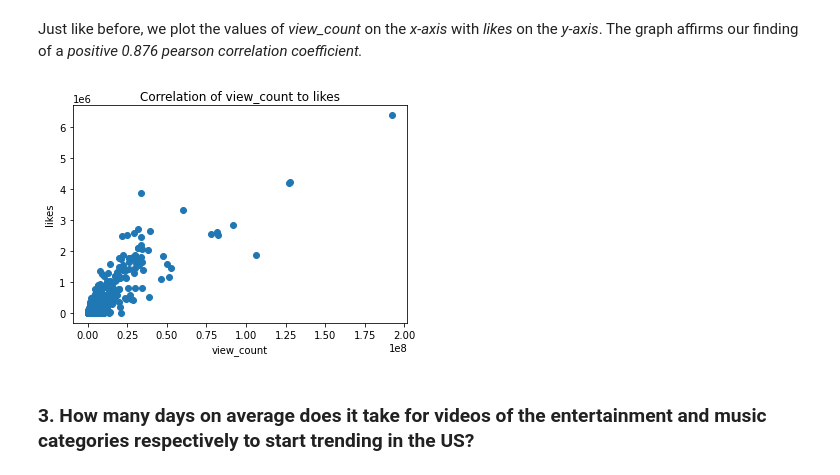
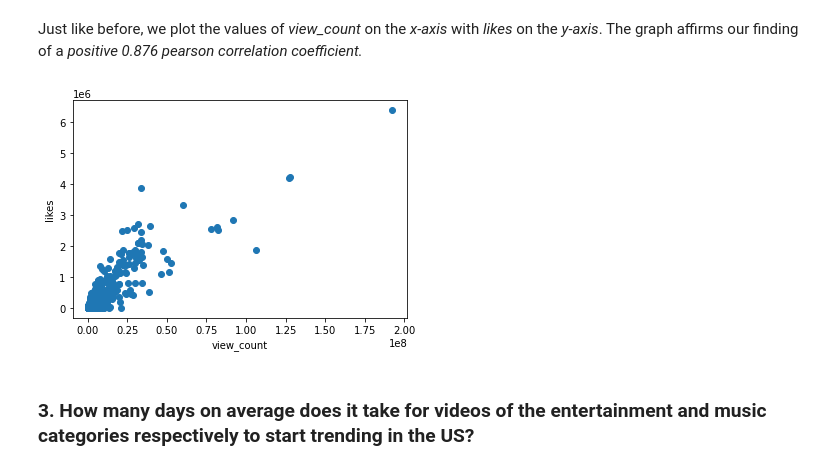
Before and after one commit to kether82/Project-1, a Jupyter notebook: Untitled0.ipynb, the cells around one changed output. Saved outputs shown, nothing was run; the diff lists cells and outputs as text; code cells hidden in the pictures.

```diff
--- a/Untitled0.ipynb
+++ b/Untitled0.ipynb
@@ -323,12 +274,11 @@ dataset_top2_cat24.corr(method ="pearson")
 Just like before, we plot the values of *view_count* on the *x-axis* with *likes* on the *y-axis*. The graph affirms our finding of a *positive 0.876 pearson correlation coefficient.*
 # %%
 plt.scatter(dataset_top2_cat24.view_count,dataset_top2_cat24.likes)
-plt.title('Correlation of view_count to likes')
 plt.xlabel('view_count')
 plt.ylabel('likes')
 plt.show()
 # %% [output]
-[figure, old version]
+[figure, new version]
 # %% [markdown]
 ### 3. How many days on average does it take for videos of the entertainment and music categories respectively to start trending in the US?
 # %% [markdown]
```
Also changed, not shown: parts of 36 cells of this notebook.
